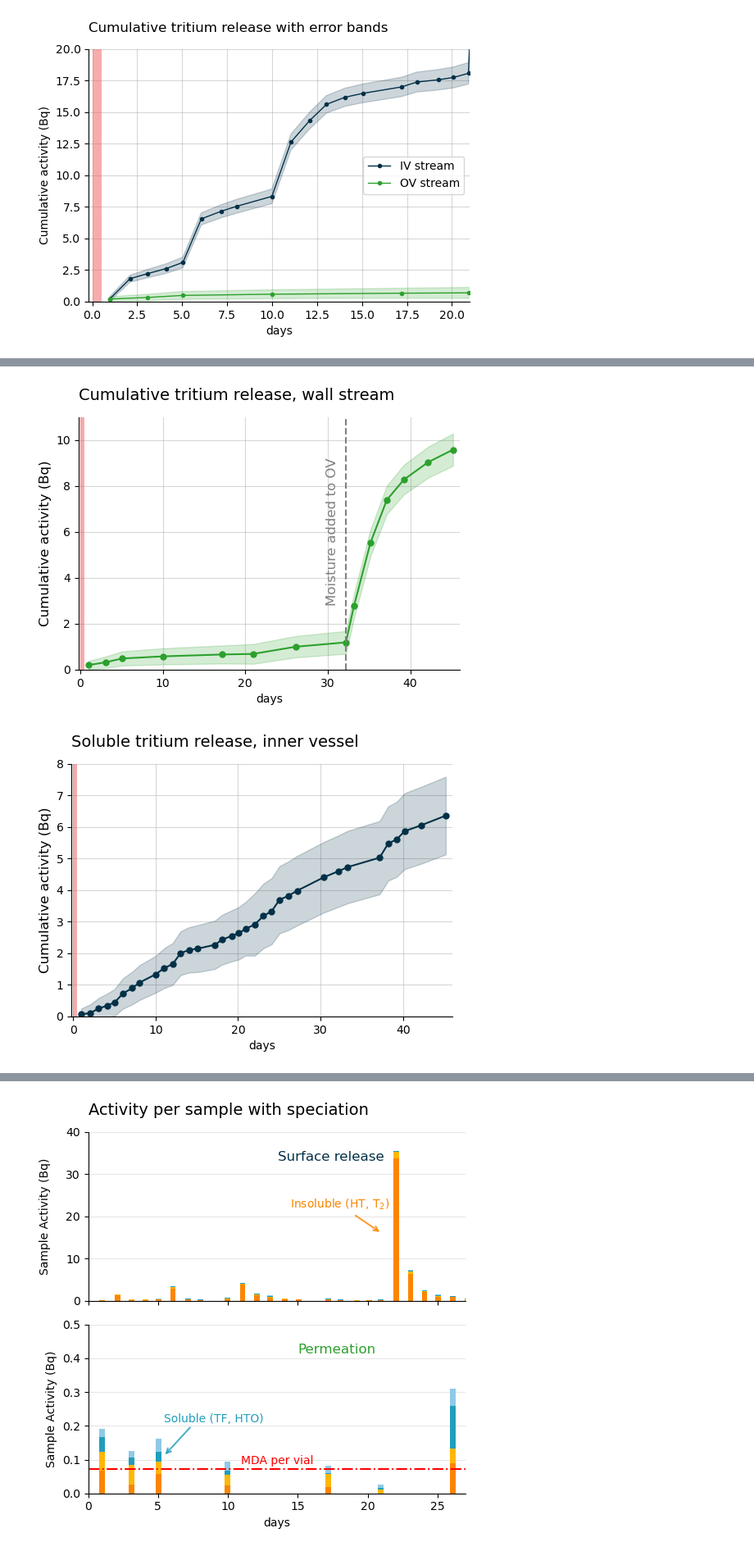
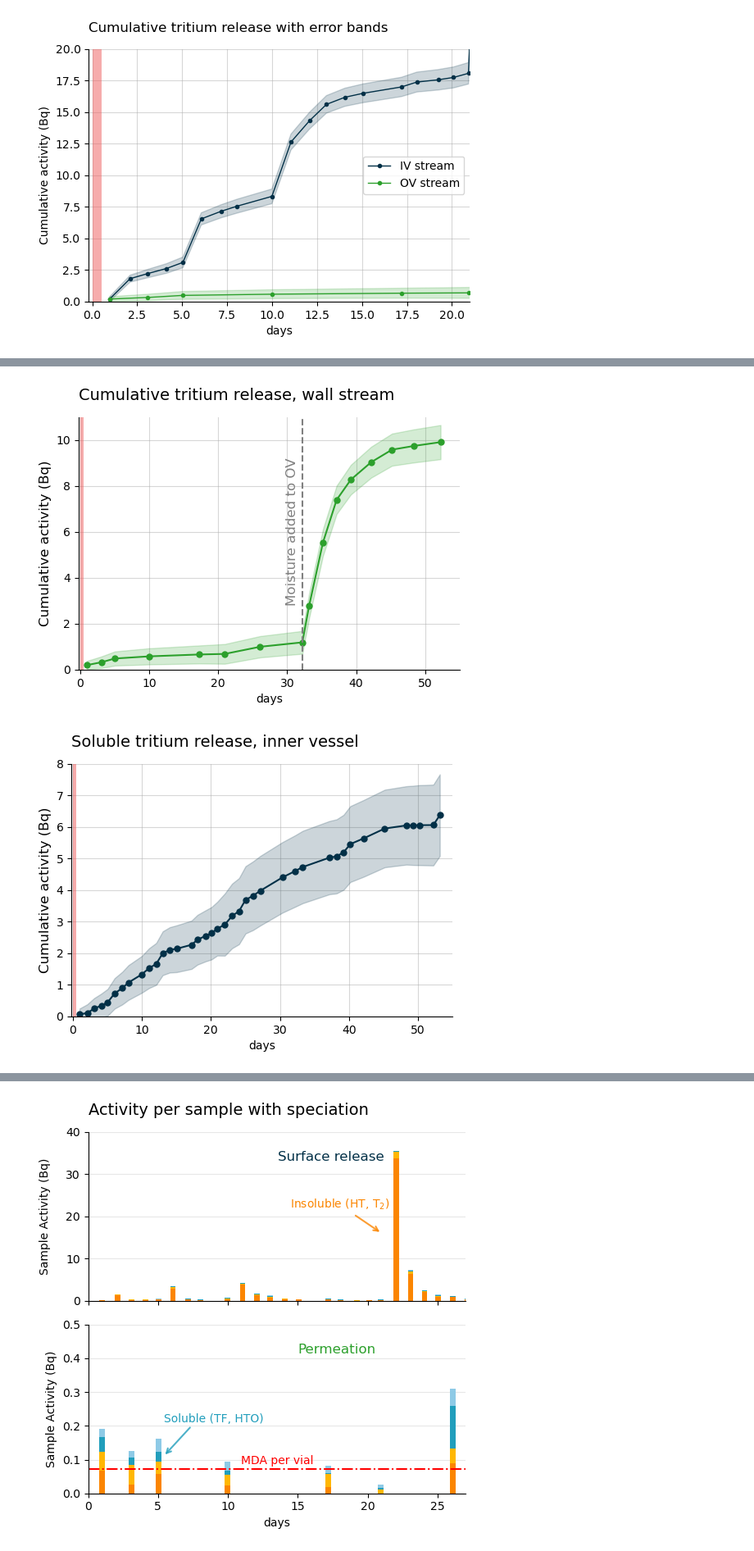
Before and after one commit to LIBRA-project/FLiBe-1L-run-1, a Jupyter notebook: analysis/tritium/tritium_model.ipynb, the cells around one changed output, grey strips where cells are left out. Shown at 82% size. Saved outputs shown, nothing was run; the diff lists cells and outputs as text; code cells hidden in the pictures.

```diff
--- a/analysis/tritium/tritium_model.ipynb
+++ b/analysis/tritium/tritium_model.ipynb
@@ -78,6 +78,6 @@ Measured TBR: 3.65e-03 particle / neutron
 [figure]
 # %%
-baby_model.run(50 * ureg.day)
+baby_model.run(70 * ureg.day)
 # %%
 print(f"Transport:")
 print(f"  mass transport coeff top: {baby_model.k_top:.2e~P}")
@@ -666,14 +666,14 @@ if secondary_gas_switch_deltatimes:
 
 plt.title("Cumulative tritium release, wall stream", loc="left", fontsize=14, pad=15)
 plt.ylim(top=11)
-plt.xlim(right = 46)
+plt.xlim(right = 55)
 plt.xlim(left = -0.2)
 plt.xlabel("days")
 plt.ylabel("Cumulative activity (Bq)", fontsize=12)
 
 plt.savefig("outputs/cumulative_OV_release.png", bbox_inches="tight")
 # %% [output]
-[figure, old version]
+[figure, new version]
 # %%
 plt.figure(figsize=(6, 4))
 plot_irradiation(baby_model, facecolor="#EF5B5B", alpha=0.5)
@@ -681,35 +681,35 @@ plt.grid(alpha=0.5)
 plt.ylim(bottom=0 * ureg.Bq)
 
 # Get cumulative activities and their errors for inner vessel stream - SOLUBLE only
 iv_cumulative = IV_stream_with_errors.get_cumulative_activity("soluble")
 iv_errors = IV_stream_with_errors.get_cumulative_activity_errors("soluble")
 
 # Convert times to numpy arrays for plotting
 times_top = np.array([t.magnitude for t in replacement_times_top])
 
 # Extract magnitudes for cumulative values (they have units)
 iv_cumulative_mag = iv_cumulative.magnitude if hasattr(iv_cumulative, 'magnitude') else iv_cumulative
 
 # Plot line with error band
 plt.plot(times_top, iv_cumulative_mag, color="#023047", linewidth=1.5, marker='o', markersize=5)
 plt.fill_between(
     times_top,
     iv_cumulative_mag - iv_errors,
     iv_cumulative_mag + iv_errors,
     color="#023047",
     alpha=0.2
 )
 
 plt.title("Soluble tritium release, inner vessel", loc="left", fontsize=14, pad=15)
 plt.ylim(top=8)
-plt.xlim(right = 46)
+plt.xlim(right = 55)
 plt.xlim(left = -0.2)
 plt.xlabel("days")
 plt.ylabel("Cumulative activity (Bq)", fontsize=12)
 
 plt.savefig("outputs/cumulative_IV_release_soluble.png", bbox_inches="tight")
 # %% [output]
-[figure, old version]
+[figure, new version]
 # %%
 plot_sample_activity_top(
     baby_model, replacement_times=replacement_times_top, color="#023047", label="Top"
```
Also changed, not shown: parts of 13 cells of this notebook.
